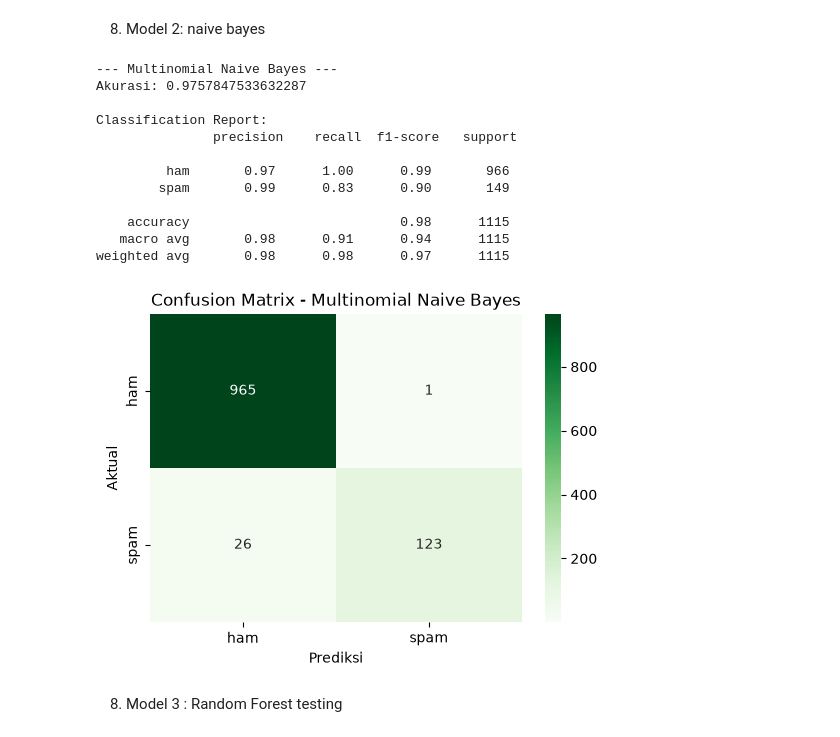
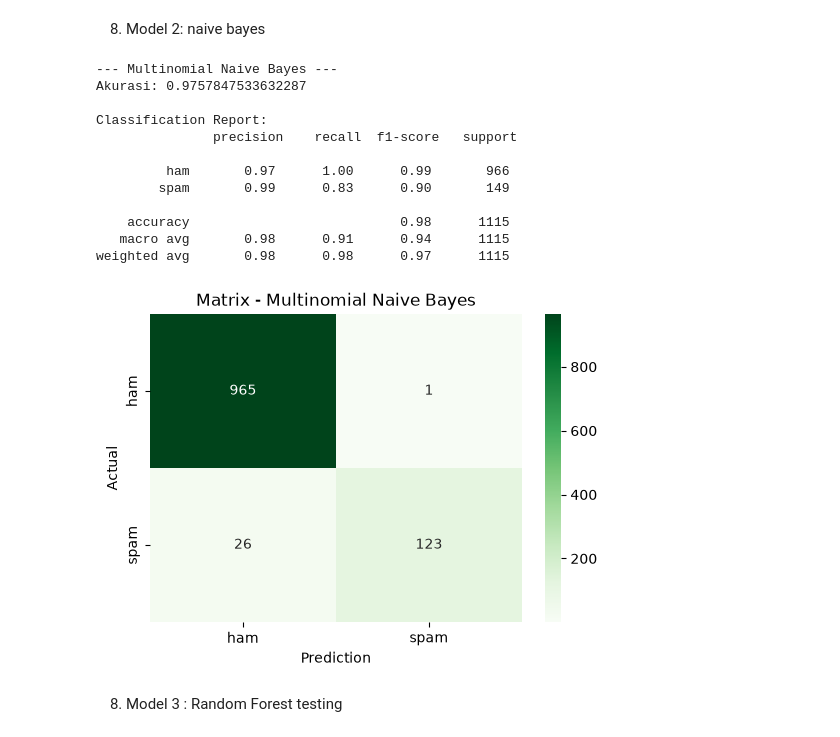
Before and after one commit to ariyaaup/SPHam, a Jupyter notebook: datates.ipynb, the cells around one changed output. Cells and saved outputs as stored; diff of their text form; code cells hidden in the pictures.

```diff
--- a/datates.ipynb
+++ b/datates.ipynb
@@ -281,37 +299,37 @@ weighted avg       0.99      0.99      0.99      1115
 # %%
 nb_model = MultinomialNB()
 nb_model.fit(X_train, y_train)
 
 #Melakukan prediksi pada data uji
 nb_predictions = nb_model.predict(X_test)
 
 #Evaluasi
 print("--- Multinomial Naive Bayes ---")
 print("Akurasi:", accuracy_score(y_test, nb_predictions))
 print("\nClassification Report:\n", classification_report(y_test, nb_predictions, target_names=['ham', 'spam']))
 
 #visualin matrik
 plt.figure(figsize=(6,4))
 sns.heatmap(confusion_matrix(y_test, nb_predictions), annot=True, fmt='d', cmap='Greens',
             xticklabels=['ham', 'spam'], yticklabels=['ham', 'spam'])
-plt.title('Confusion Matrix - Multinomial Naive Bayes')
-plt.xlabel('Prediksi')
-plt.ylabel('Aktual')
+plt.title('Matrix - Multinomial Naive Bayes')
+plt.xlabel('Prediction')
+plt.ylabel('Actual')
 plt.show()
 # %% [output]
 --- Multinomial Naive Bayes ---
 Akurasi: 0.9757847533632287
 
 Classification Report:
                precision    recall  f1-score   support
 
          ham       0.97      1.00      0.99       966
         spam       0.99      0.83      0.90       149
 
     accuracy                           0.98      1115
    macro avg       0.98      0.91      0.94      1115
 weighted avg       0.98      0.98      0.97      1115
-[figure, old version]
+[figure, new version]
 # %% [markdown]
 8. Model 3 : Random Forest testing
 # %%
```
Also changed, not shown: parts of 5 cells of this notebook, 1 other file.
